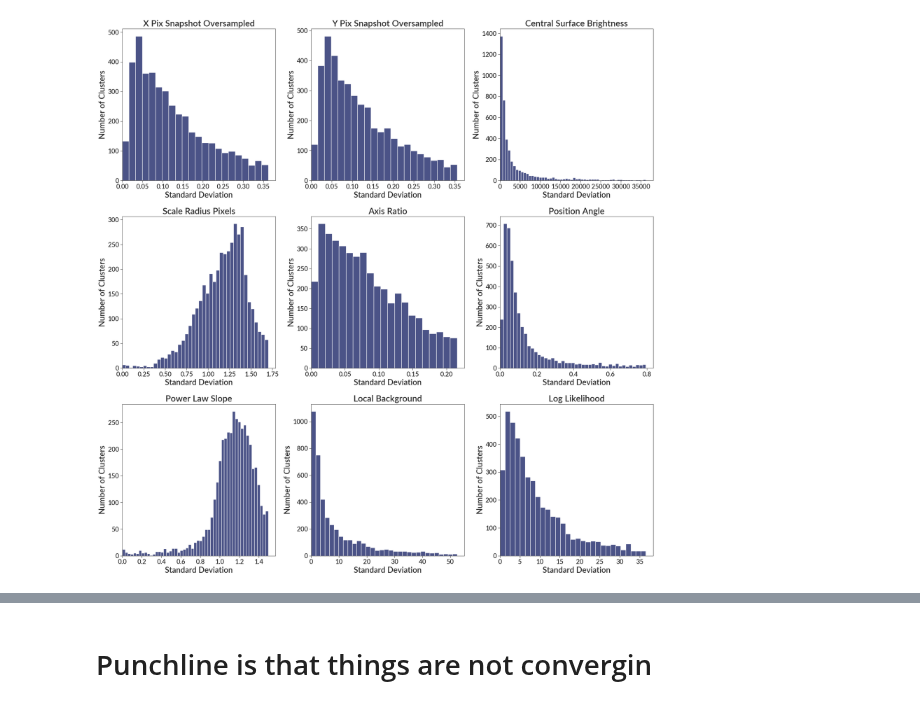
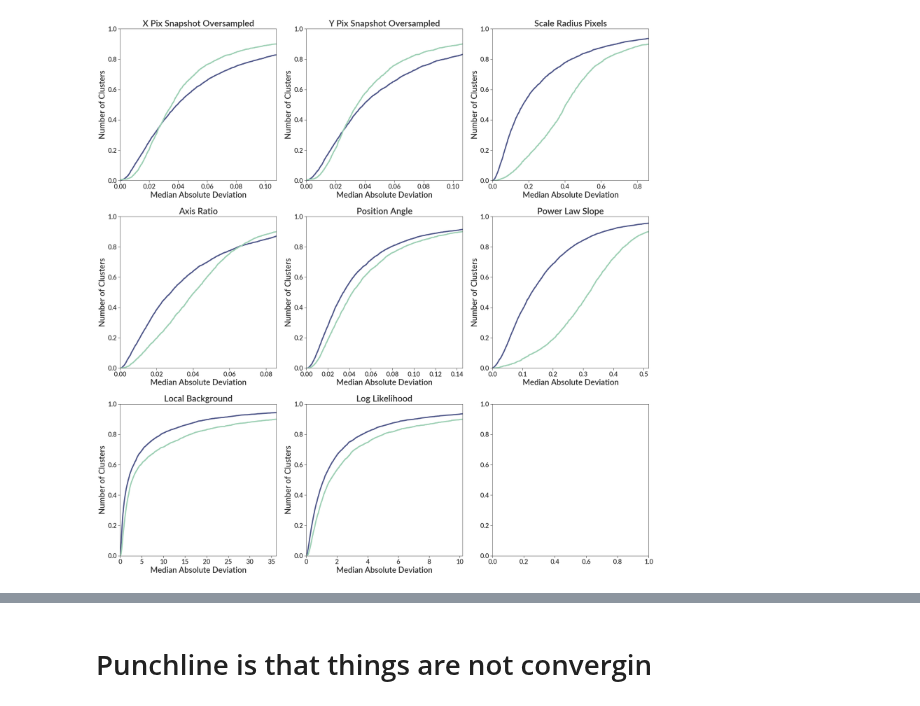
Before and after one commit to gillenbrown/LEGUS-sizes, a Jupyter notebook: testing/starting_point_variance.ipynb, the cells around one changed output, grey strips where cells are left out. Cells and saved outputs as stored; diff of their text form; code cells hidden in the pictures.

Commit message:
updates to fix luminosity in analysis

```diff
--- a/testing/starting_point_variance.ipynb
+++ b/testing/starting_point_variance.ipynb
@@ -25 +21,7 @@ big_table = table.vstack(all_tables, join_type="inner")
+# %%
+cats_old = get_all_catalogs("radialweighting3pix_abs_bgscale1e3_thetascale1e2_noaprior_noqprior_multiplestarts")
+cats_new = get_all_catalogs("radialweighting3pix_abs_bgscale1e3_nopriorsatall_multiplestarts_luminosity_powell")
+# %%
+big_table_old = table.vstack(cats_old, join_type="inner")
+big_table_new = table.vstack(cats_new, join_type="inner")
 # %%
@@ -41,14 +48,30 @@ mad_cols = mad_cols[2:]  # throw out full image xy, keep snapshot xy
+# %%
+mad_cols = get_mad(big_table_old)
+mad_cols = get_mad(big_table_new)
+# This is just the list of column names
+# %%
+def make_cumulative_histogram(values):
+    """
+    Create the line to be plotted for a cumulative histogram
+
+    :param values: data
+    :return: List of xs and ys to be plotted for the cumulative histogram
+    """
+    sorted_values = np.sort(values)
+    ys = np.arange(1, 1 + len(sorted_values), 1)
+    assert len(ys) == len(sorted_values)
+    return sorted_values, ys / np.max(ys)
 # %%
 fig, axs = bpl.subplots(ncols=3, nrows=3, figsize=[20, 20])
 axs = axs.flatten()
-for ax, col in zip(axs, std_cols):
-    data = big_table[col]
+for ax, col in zip(axs, mad_cols):
+    data_old = big_table_old[col]
+    data_new = big_table_new[col]
 
-    bin_size = 0.1 * (np.percentile(data, 75) - np.percentile(data, 25))
-    bins = np.arange(0, np.percentile(data, 90), bin_size)
-    ax.hist(data, bins=bins)
+    ax.plot(*make_cumulative_histogram(data_old), label="Old")
+    ax.plot(*make_cumulative_histogram(data_new), label="Old")
     name = col[:-7].replace("_", " ").title()
-    ax.add_labels("Standard Deviation", "Number of Clusters", name)
-    ax.set_limits(0)
+    ax.add_labels("Median Absolute Deviation", "Number of Clusters", name)
+    ax.set_limits(0, np.percentile(data_new, 90), 0, 1)
 # %% [output]
-[figure, old version]
+[figure, new version]
```
Also changed, not shown: parts of 7 cells of this notebook, 3 other files.
